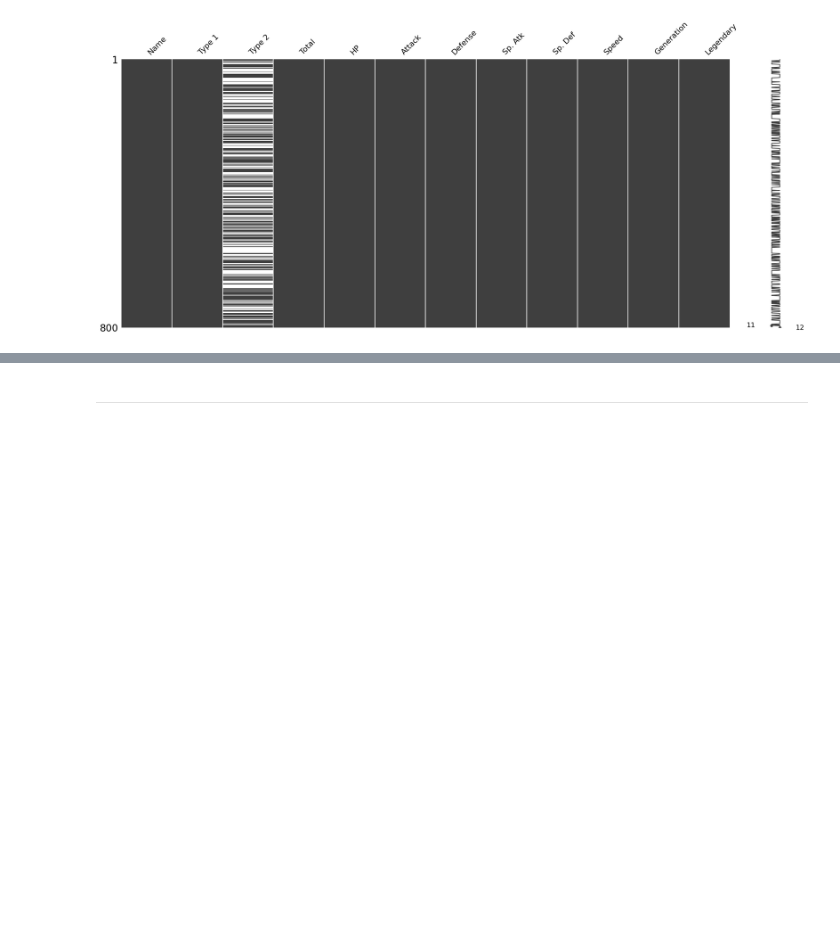
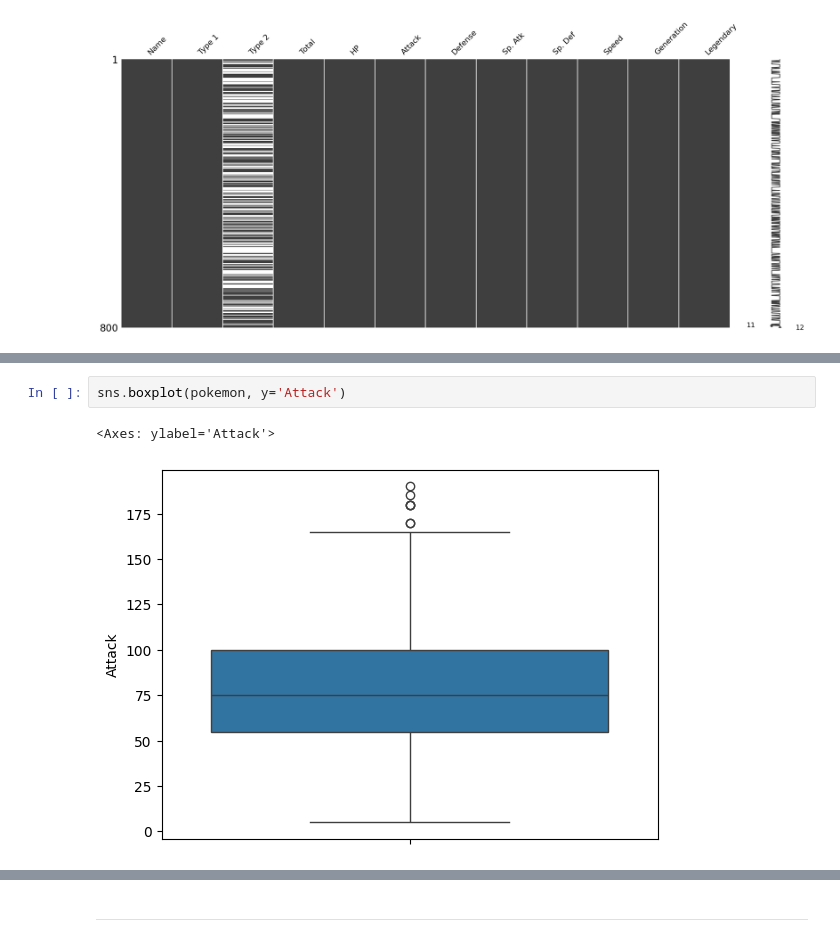
Before and after one commit to borjabarber/EDA_POKEMON, a Jupyter notebook: 2_Analisis_EDA.ipynb, the cells around one changed output, grey strips where cells are left out. Drawn from its saved outputs; the diff is of its cells as text; blank space fills up the shorter version.

```diff
--- a/2_Analisis_EDA.ipynb
+++ b/2_Analisis_EDA.ipynb
@@ -163,0 +174,5 @@ msno.matrix(pokemon)
+# %%
+sns.boxplot(pokemon, y='Attack')
+# %% [output]
+<Axes: ylabel='Attack'>
+[figure, added]
```
Also changed, not shown: parts of 17 cells of this notebook.
